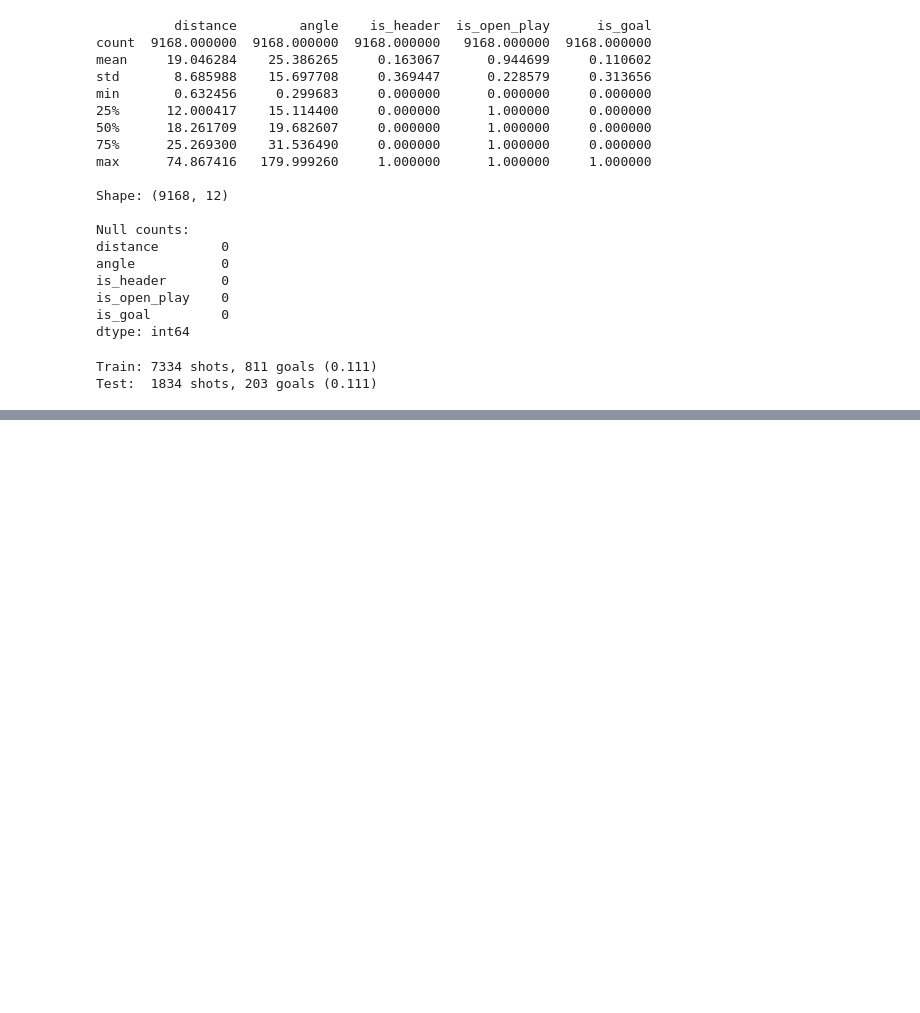
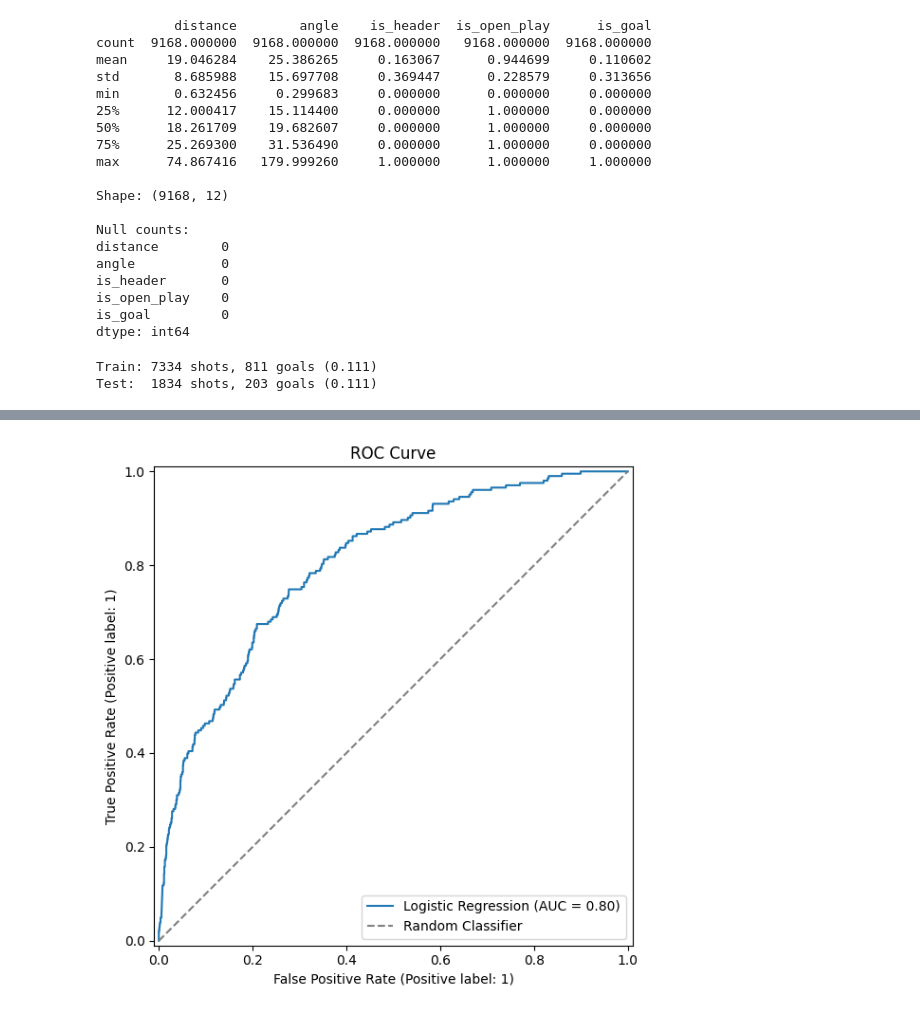
Before and after one commit to inatgomez/xg-model, a Jupyter notebook: model_training.ipynb, the cells around one changed output, grey strips where cells are left out. Saved outputs shown, nothing was run; the diff lists cells and outputs as text; code cells hidden in the pictures; blank space fills up the shorter version.

Commit message:
train version 1 of logistic regression model

```diff
--- a/model_training.ipynb
+++ b/model_training.ipynb
@@ -51,3 +51,18 @@ print(f"Test:  {X_test.shape[0]} shots, {Y_test.sum()} goals ({Y_test.mean():.3f
 # %% [output]
 Train: 7334 shots, 811 goals (0.111)
 Test:  1834 shots, 203 goals (0.111)
+# %%
+model = LogisticRegression(max_iter=1000, random_state=42)
+model.fit(X_train, Y_train)
+
+Y_prob = model.predict_proba(X_test)[:, 1]
+
+brier = brier_score_loss(Y_test, Y_prob)
+auc = roc_auc_score(Y_test, Y_prob)
+
+print(f"Brier score: {brier:.4f}  (naive baseline: 0.0987)")
+print(f"AUC:         {auc:.4f}")
+print(f"\nCoefficients:")
+for feat, coef in zip(FEATURES, model.coef_[0]):
+    print(f"  {feat:<15} {coef:.4f}")
+print(f"  {'intercept':<15} {model.intercept_[0]:.4f}")
@@ -53,0 +79,13 @@ Test:  1834 shots, 203 goals (0.111)
+# %%
+from sklearn.metrics import RocCurveDisplay
+
+fig, ax = plt.subplots(figsize=(6, 6))
+RocCurveDisplay.from_predictions(Y_test, Y_prob, ax=ax, name="Logistic Regression")
+ax.plot([0, 1], [0, 1], linestyle="--", color="gray", label="Random Classifier")
+ax.set_title("ROC Curve")
+ax.legend()
+plt.tight_layout()
+plt.savefig("outputs/roc_curve_model_v1.png", dpi=150)
+plt.show()
+# %% [output]
+[figure, added]
```
Also changed, not shown: parts of 4 cells of this notebook, 3 other files.
